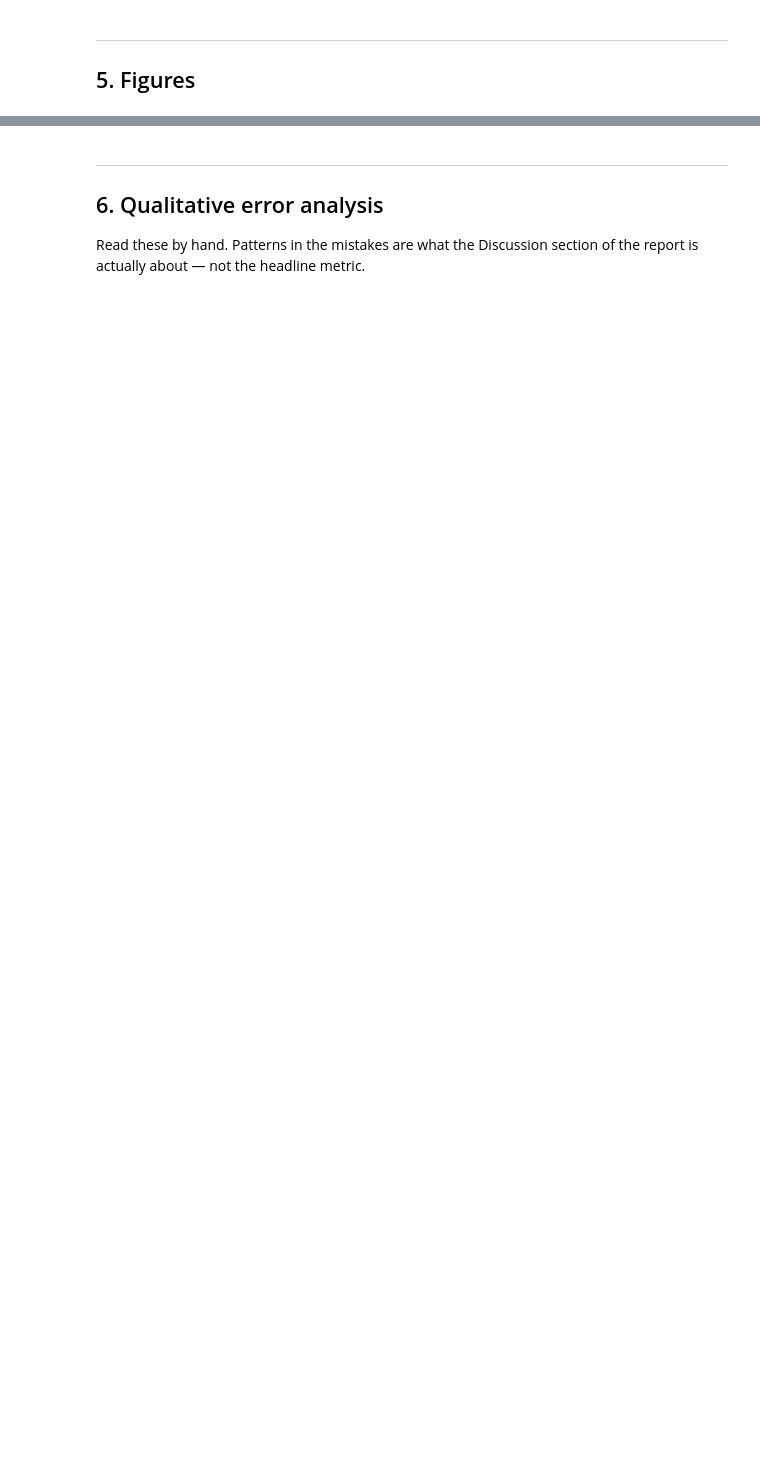
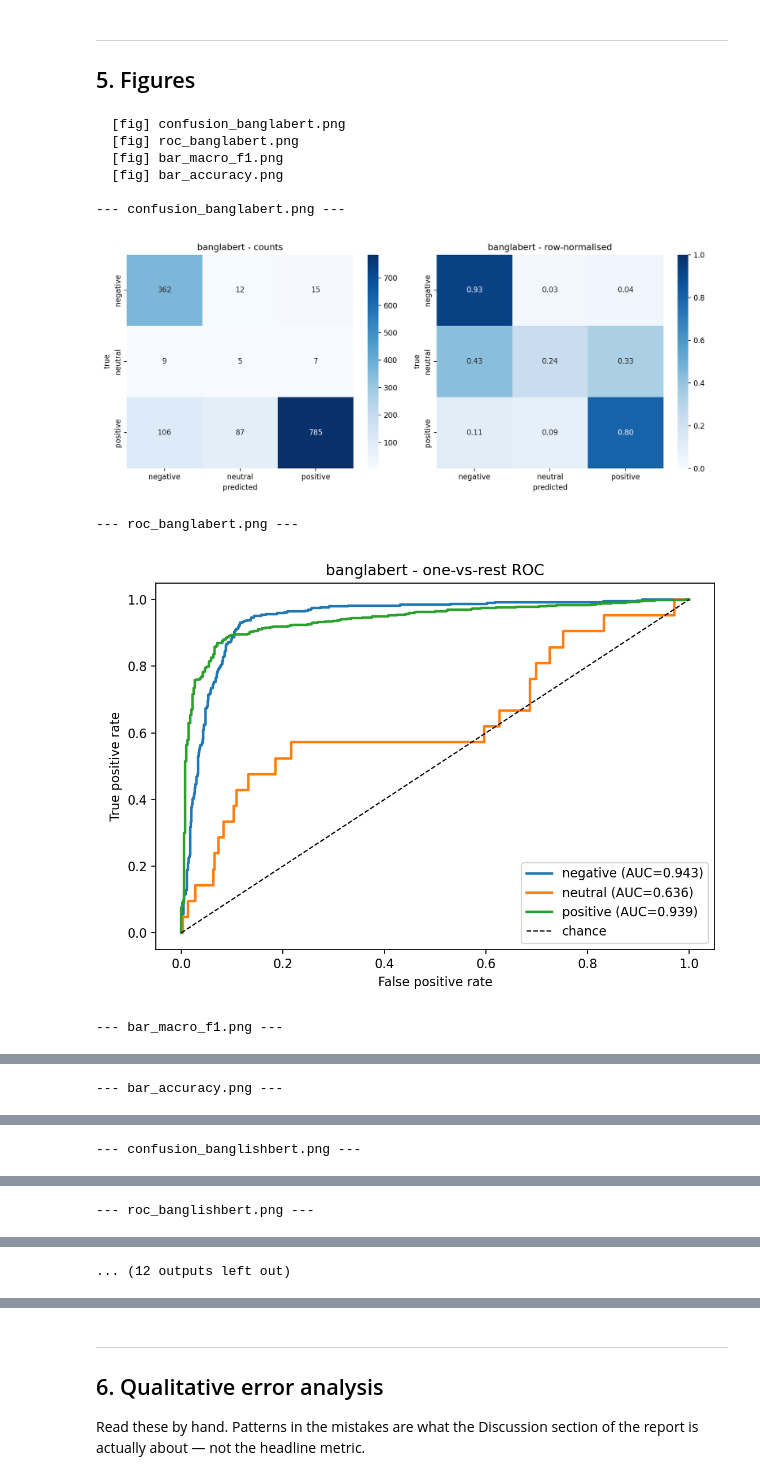
Before and after one commit to ShoumikBalaSomu/Developing-a-Bangla-Sentiment-Analysis-System-Using-Fine-Tuned-BERT-Models, a Jupyter notebook: notebooks/03_evaluation_and_analysis.ipynb, the cells around one changed output, grey strips where cells are left out. Saved outputs shown, nothing was run; the diff lists cells and outputs as text; code cells hidden in the pictures; blank space fills up the shorter version.

```diff
--- a/notebooks/03_evaluation_and_analysis.ipynb
+++ b/notebooks/03_evaluation_and_analysis.ipynb
@@ -207,10 +254,24 @@ SLICE_MODEL = "banglabert"  #@param {type:"string"}
 
 from evaluate import load_test, predict_proba, slice_analysis
 
-if (CHECKPOINT_DIR / SLICE_MODEL.replace("/", "__") / "best").exists():
+safe_slice = SLICE_MODEL.replace("/", "__")
+ckpt_dir = CHECKPOINT_DIR / safe_slice
+p_cache = ckpt_dir / "test_probs.npy"
+
+if (ckpt_dir / "best").exists():
     df_test = load_test()
     y_true = df_test["label_id"].astype(int).to_numpy()
-    proba = predict_proba(SLICE_MODEL, df_test)
+    if p_cache.exists():
+        import numpy as np
+        proba = np.load(p_cache)
+        print(f"Loaded probabilities from {p_cache}")
+    else:
+        proba = predict_proba(SLICE_MODEL, df_test)
+        try:
+            import numpy as np
+            np.save(p_cache, proba)
+        except Exception:
+            pass
     y_pred = proba.argmax(axis=1)
     slices = slice_analysis(df_test, y_true, y_pred)
 
@@ -265,26 +382,46 @@ print("the transformer's advantage is uniform or concentrated in hard slices.")
 # %%
 #@title 5.1 Render and display the key plots
 import matplotlib.pyplot as plt
 from IPython.display import display, Image as IPyImage
 from evaluate import plot_confusion, plot_roc, plot_grouped_bars
 
 safe = SLICE_MODEL.replace("/", "__")
 figs = []
 
 if "proba" in dir():
     plot_confusion(y_true, y_pred, SLICE_MODEL, RESULTS_DIR / f"confusion_{safe}.png")
     plot_roc(y_true, proba, SLICE_MODEL, RESULTS_DIR / f"roc_{safe}.png")
     figs += [f"confusion_{safe}.png", f"roc_{safe}.png"]
 
 if Path(ARTIFACTS["metrics"]).exists():
     m = pd.read_csv(ARTIFACTS["metrics"])
     if len(m) > 1:
         plot_grouped_bars(m, "macro_f1", "Macro-F1 by model", RESULTS_DIR / "bar_macro_f1.png")
         plot_grouped_bars(m, "accuracy", "Accuracy by model", RESULTS_DIR / "bar_accuracy.png")
         figs += ["bar_macro_f1.png", "bar_accuracy.png"]
 
+# Display all available diagnostic figures
+for other in ["banglishbert", "bangla_bert_base", "mbert", "xlmr"]:
+    cf = f"confusion_{other}.png"
+    rf = f"roc_{other}.png"
+    if (RESULTS_DIR / cf).exists() and cf not in figs:
+        figs.append(cf)
+    if (RESULTS_DIR / rf).exists() and rf not in figs:
+        figs.append(rf)
+
 for f in figs:
     p = RESULTS_DIR / f
     if p.exists():
         print(f"\n--- {f} ---")
         display(IPyImage(filename=str(p)))
+# %% [output]
+  [fig] confusion_banglabert.png
+  [fig] roc_banglabert.png
+  [fig] bar_macro_f1.png
+  [fig] bar_accuracy.png
+
+--- confusion_banglabert.png ---
+[figure, added]
+--- roc_banglabert.png ---
+[figure, added]
+--- bar_macro_f1.png ---
@@ -290,0 +429 @@ for f in figs:
+--- bar_accuracy.png ---
@@ -290,0 +431 @@ for f in figs:
+--- confusion_banglishbert.png ---
@@ -290,0 +433 @@ for f in figs:
+--- roc_banglishbert.png ---
@@ -291,3 +435,4 @@ for f in figs:
+... (12 outputs left out)
 # %%
 #@title 5.2 Label distribution across splits
 train_df = pd.read_csv(ARTIFACTS["clean_train"])
```
Also changed, not shown: parts of 17 cells of this notebook, 17 other files.
